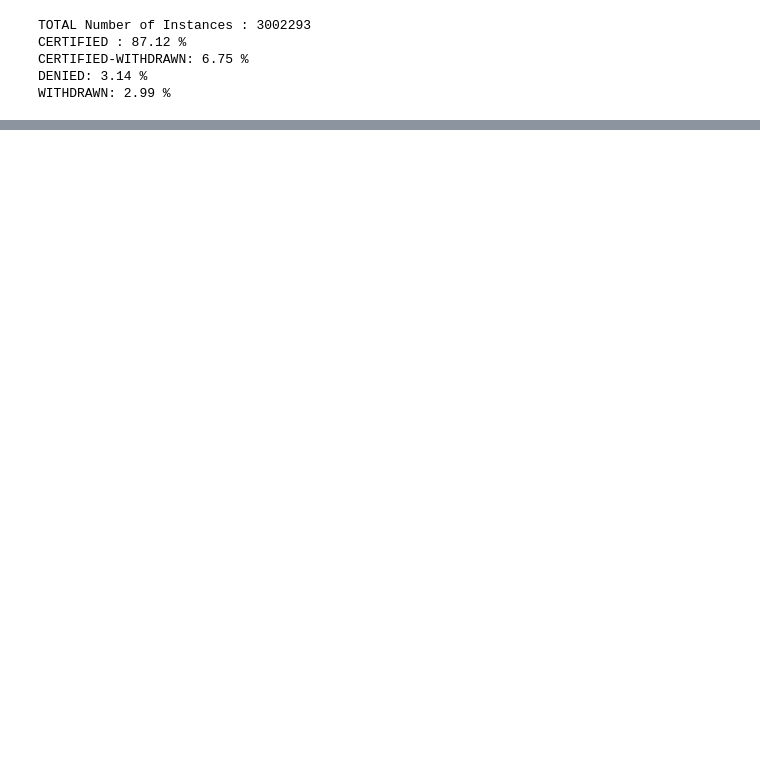
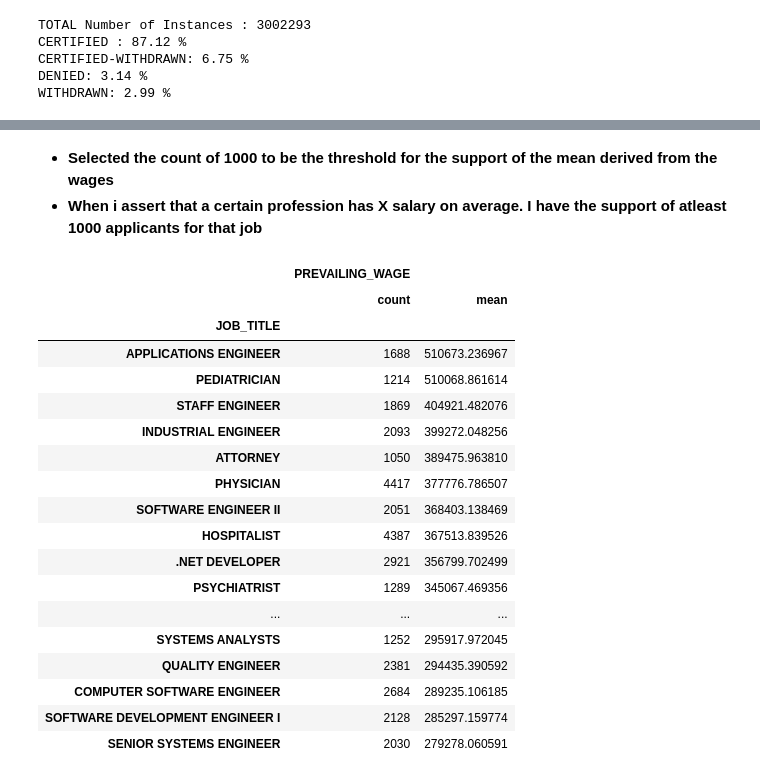
Before and after one commit to david-agumya/CS6220-Data-Mining, a Jupyter notebook: Final Project/Final Project Analysis.ipynb, the cells around one changed output, grey strips where cells are left out. Drawn from its saved outputs; the diff is of its cells as text; code cells hidden in the pictures; blank space fills up the shorter version.

```diff
--- a/Final Project/Final Project Analysis.ipynb
+++ b/Final Project/Final Project Analysis.ipynb
@@ -291,0 +311,27 @@ df.groupby("JOB_TITLE").agg(f)
+# %% [markdown]
++ **Selected the count of 1000 to be the threshold for the support of the mean derived from the wages**
++ **When i assert that a certain profession has X salary on average. I have the support of atleast 1000 applicants for that job**
+# %%
+# Get all the jobs whose count > 1000 and look at the mean wages
+## Sort the wages to get the top 20 highest average wages by profession.
+job_wages[jobs_gt_than_thou].sort_values([("PREVAILING_WAGE", "mean")], ascending=False)[:20]
+# %% [output]
+|  | PREVAILING_WAGE |  |
+|  | count | mean |
+| JOB_TITLE |  |  |
+| APPLICATIONS ENGINEER | 1688 | 510673.236967 |
+| PEDIATRICIAN | 1214 | 510068.861614 |
+| STAFF ENGINEER | 1869 | 404921.482076 |
+| INDUSTRIAL ENGINEER | 2093 | 399272.048256 |
+| ATTORNEY | 1050 | 389475.963810 |
+| PHYSICIAN | 4417 | 377776.786507 |
+| SOFTWARE ENGINEER II | 2051 | 368403.138469 |
+| HOSPITALIST | 4387 | 367513.839526 |
+| .NET DEVELOPER | 2921 | 356799.702499 |
+| PSYCHIATRIST | 1289 | 345067.469356 |
+| ... | ... | ... |
+| SYSTEMS ANALYSTS | 1252 | 295917.972045 |
+| QUALITY ENGINEER | 2381 | 294435.390592 |
+| COMPUTER SOFTWARE ENGINEER | 2684 | 289235.106185 |
+| SOFTWARE DEVELOPMENT ENGINEER I | 2128 | 285297.159774 |
+| SENIOR SYSTEMS ENGINEER | 2030 | 279278.060591 |
```
Also changed, not shown: parts of 25 cells of this notebook.
